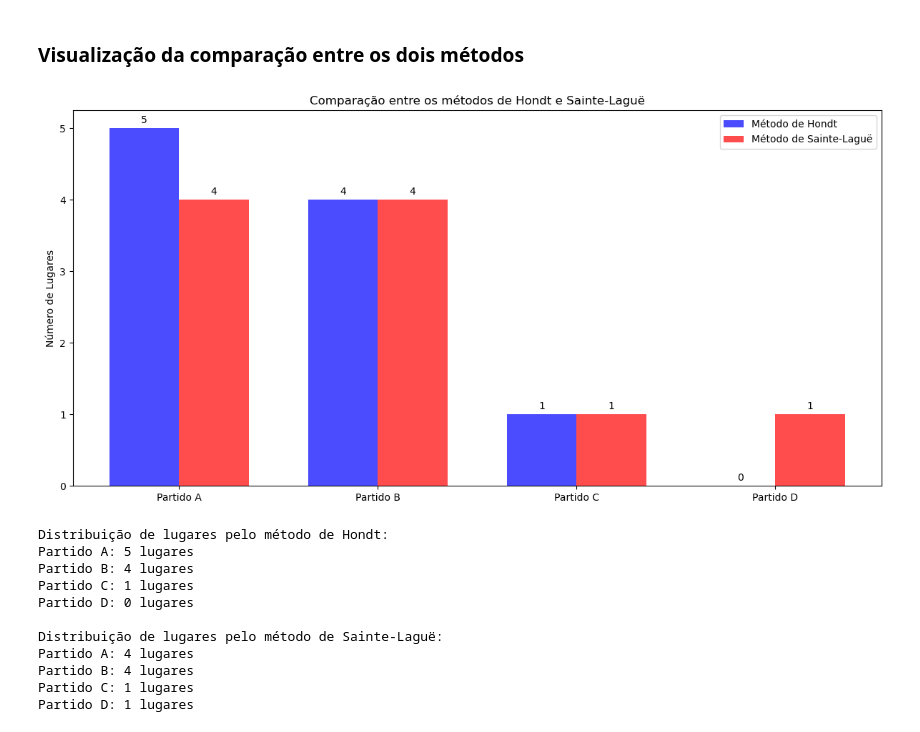
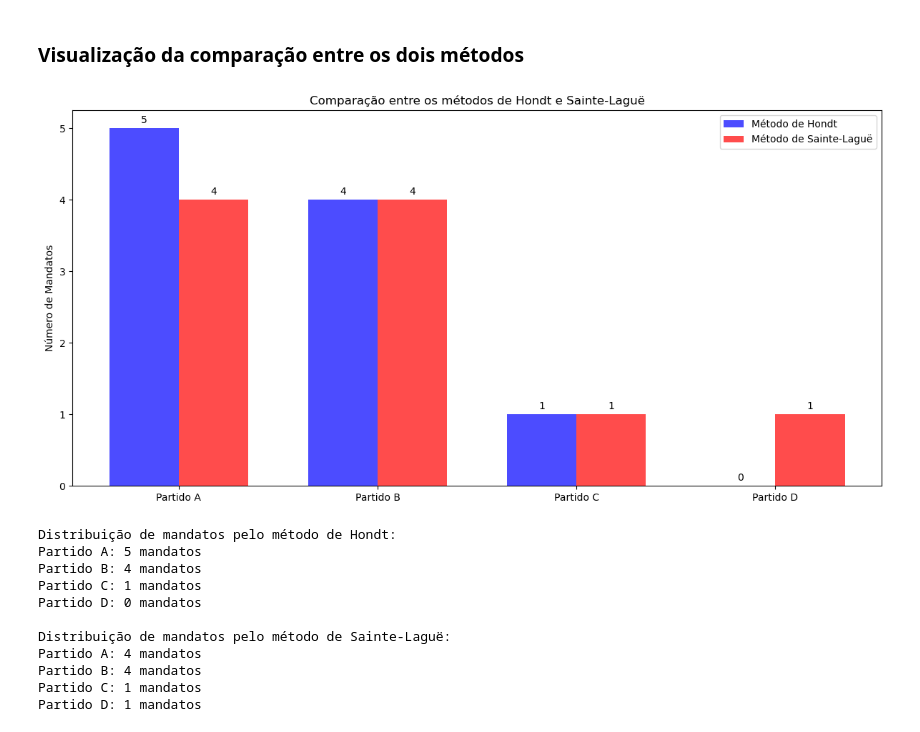
Before and after one commit to pjocoelho/JupyterBook_10, a Jupyter notebook: _sources/Cap_03.ipynb, the cells around one changed output. Saved outputs shown, nothing was run; the diff lists cells and outputs as text; code cells hidden in the pictures.

```diff
--- a/_sources/Cap_03.ipynb
+++ b/_sources/Cap_03.ipynb
@@ -76,9 +86,9 @@ O método de Sainte-Laguë é outra forma de distribuição proporcional de asse
 # %%
-def metodo_sainte_lague(votos, lugares):
+def metodo_sainte_lague(votos, mandatos):
     partidos = list(votos.keys())
     distribuicao = {partido: 0 for partido in partidos}
 
-    for _ in range(lugares):
+    for _ in range(mandatos):
         quocientes = {partido: votos[partido] / (2 * distribuicao[partido] + 1) for partido in partidos}
         vencedor = max(quocientes, key=quocientes.get)
         distribuicao[vencedor] += 1
@@ -88,9 +98,9 @@ def metodo_sainte_lague(votos, lugares):
 # Exemplo
 
 votos = {'Partido A': 100000, 'Partido B': 80000, 'Partido C': 30000, 'Partido D': 20000}
-lugares = 10
-resultado = metodo_sainte_lague(votos, lugares)
-print("\nDistribuição de lugares pelo método de Sainte-Laguë:")
-for partido, num_lugares in resultado.items():
-    print(f"{partido}: {num_lugares} lugares")
+mandatos = 10
+resultado = metodo_sainte_lague(votos, mandatos)
+print("\nDistribuição de mandatos pelo método de Sainte-Laguë:")
+for partido, num_mandatos in resultado.items():
+    print(f"{partido}: {num_mandatos} mandatos")
 # %% [output]
@@ -104,79 +114,75 @@ Partido D: 1 lugares
 # %%
 import matplotlib.pyplot as plt
 
-def metodo_hondt(votos, lugares):
+def metodo_hondt(votos, mandatos):
     partidos = list(votos.keys())
     distribuicao = {partido: 0 for partido in partidos}
 
-    for _ in range(lugares):
+    for _ in range(mandatos):
         quocientes = {partido: votos[partido] / (distribuicao[partido] + 1) for partido in partidos}
         vencedor = max(quocientes, key=quocientes.get)
         distribuicao[vencedor] += 1
 
     return distribuicao
 
-def metodo_sainte_lague(votos, lugares):
+def metodo_sainte_lague(votos, mandatos):
     partidos = list(votos.keys())
     distribuicao = {partido: 0 for partido in partidos}
 
-    for _ in range(lugares):
+    for _ in range(mandatos):
         quocientes = {partido: votos[partido] / (2 * distribuicao[partido] + 1) for partido in partidos}
         vencedor = max(quocientes, key=quocientes.get)
         distribuicao[vencedor] += 1
 
     return distribuicao
 
-def comparar_metodos(votos, lugares):
-    resultado_hondt = metodo_hondt(votos, lugares)
-    resultado_sainte_lague = metodo_sainte_lague(votos, lugares)
-
+def comparar_metodos(votos, mandatos):
+    resultado_hondt = metodo_hondt(votos, mandatos)
+    resultado_sainte_lague = metodo_sainte_lague(votos, mandatos)
     partidos = list(votos.keys())
     lugares_hondt = [resultado_hondt[partido] for partido in partidos]
     lugares_sainte_lague = [resultado_sainte_lague[partido] for partido in partidos]
 
     x = range(len(partidos))
     width = 0.35
-
     fig, ax = plt.subplots(figsize=(12, 6))
     rects1 = ax.bar([i - width/2 for i in x], lugares_hondt, width, label='Método de Hondt', color='blue', alpha=0.7)
     rects2 = ax.bar([i + width/2 for i in x], lugares_sainte_lague, width, label='Método de Sainte-Laguë', color='red', alpha=0.7)
 
-    ax.set_ylabel('Número de Lugares')
+    ax.set_ylabel('Número de Mandatos')
     ax.set_title('Comparação entre os métodos de Hondt e Sainte-Laguë')
     ax.set_xticks(x)
     ax.set_xticklabels(partidos)
     ax.legend()
 
     ax.bar_label(rects1, padding=3)
     ax.bar_label(rects2, padding=3)
 
     fig.tight_layout()
-
     plt.show()
 
-    print("Distribuição de lugares pelo método de Hondt:")
-    for partido, num_lugares in resultado_hondt.items():
-        print(f"{partido}: {num_lugares} lugares")
+    print("Distribuição de mandatos pelo método de Hondt:")
+    for partido, num_mandatos in resultado_hondt.items():
+        print(f"{partido}: {num_mandatos} mandatos")
 
-    print("\nDistribuição de lugares pelo método de Sainte-Laguë:")
-    for partido, num_lugares in resultado_sainte_lague.items():
-        print(f"{partido}: {num_lugares} lugares")
+    print("\nDistribuição de mandatos pelo método de Sainte-Laguë:")
+    for partido, num_mandatos in resultado_sainte_lague.items():
+        print(f"{partido}: {num_mandatos} mandatos")
 
 # Exemplo de uso
-
 votos = {'Partido A': 100000, 'Partido B': 80000, 'Partido C': 30000, 'Partido D': 20000}
-lugares = 10
-comparar_metodos(votos, lugares)
+mandatos = 10
+comparar_metodos(votos, mandatos)
 # %% [output]
-[figure, old version]
+[figure, new version]
-Distribuição de lugares pelo método de Hondt:
-Partido A: 5 lugares
-Partido B: 4 lugares
-Partido C: 1 lugares
-Partido D: 0 lugares
+Distribuição de mandatos pelo método de Hondt:
+Partido A: 5 mandatos
+Partido B: 4 mandatos
+Partido C: 1 mandatos
+Partido D: 0 mandatos
 
-Distribuição de lugares pelo método de Sainte-Laguë:
-Partido A: 4 lugares
-Partido B: 4 lugares
-Partido C: 1 lugares
-Partido D: 1 lugares
+Distribuição de mandatos pelo método de Sainte-Laguë:
+Partido A: 4 mandatos
+Partido B: 4 mandatos
+Partido C: 1 mandatos
+Partido D: 1 mandatos
```
Also changed, not shown: parts of 8 cells of this notebook, 8 other files.
